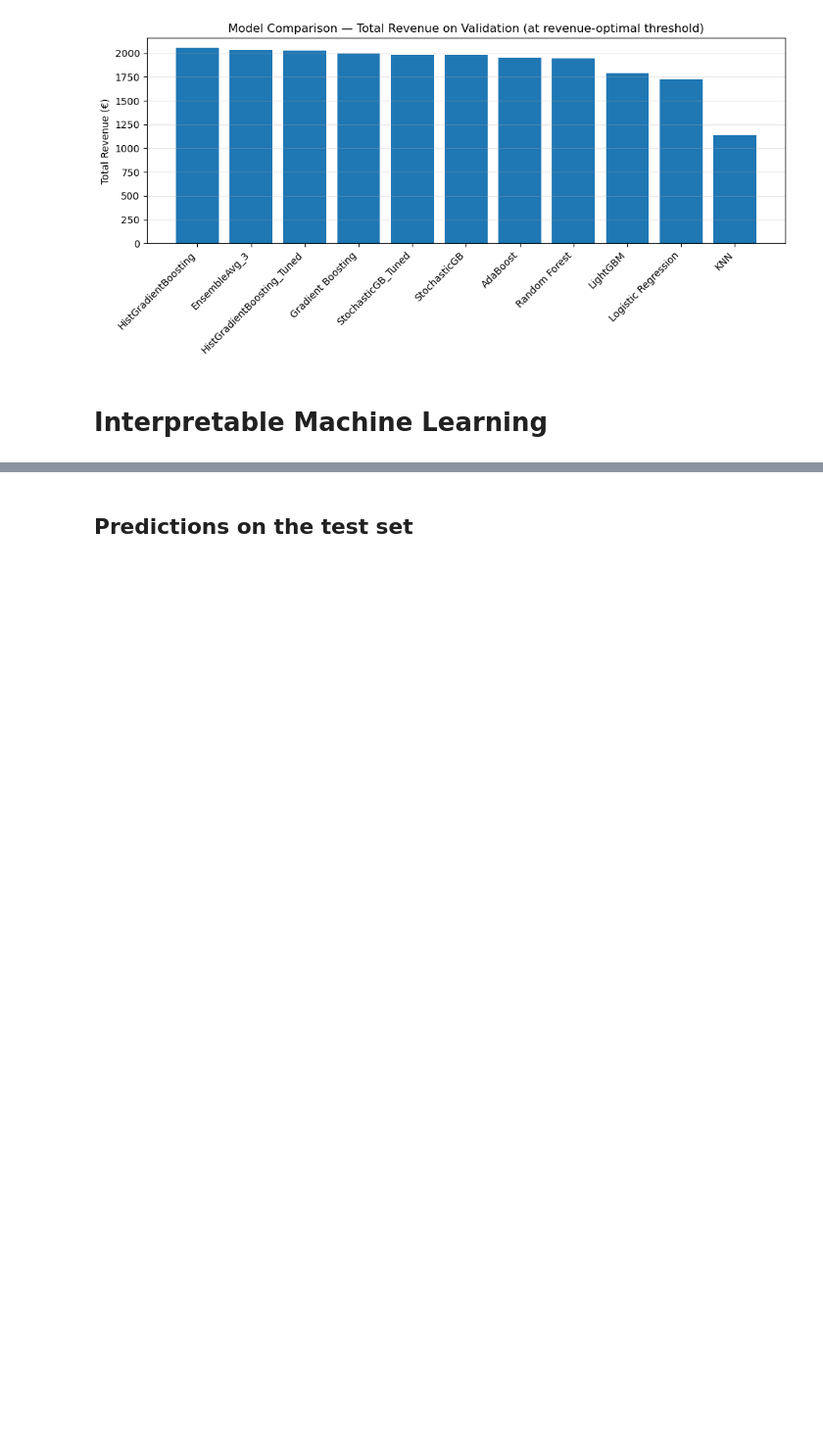
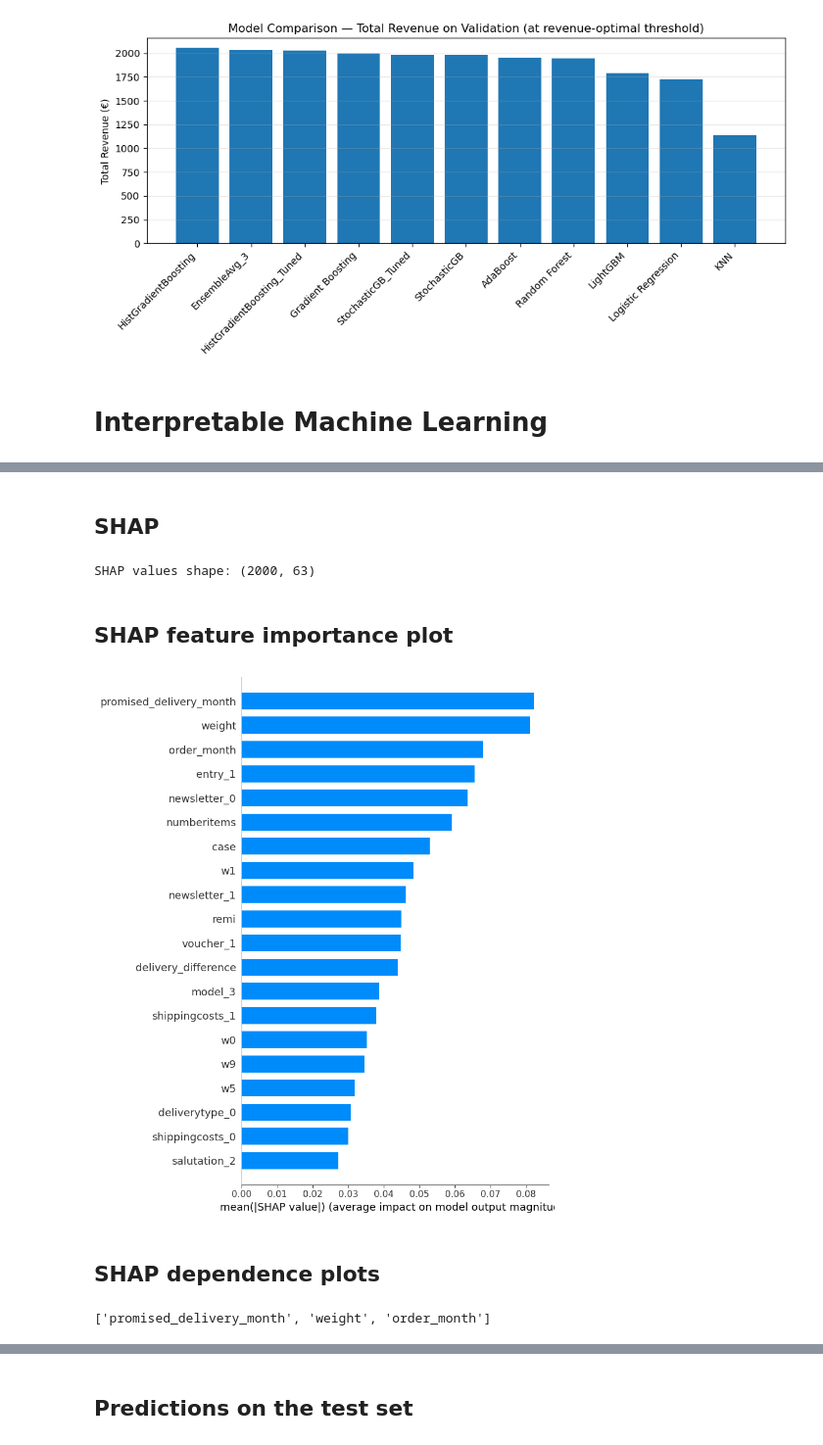
Before and after one commit to ungeralexan/ml_assignment, a Jupyter notebook: stand_safe_06_01/project.ipynb, the cells around one changed output, grey strips where cells are left out. Shown at 98% size. Saved outputs shown, nothing was run; the diff lists cells and outputs as text; code cells hidden in the pictures; blank space fills up the shorter version.

```diff
--- a/stand_safe_06_01/project.ipynb
+++ b/stand_safe_06_01/project.ipynb
@@ -2176,0 +2086,32 @@ Example SEND: p(reorder)= 0.152 < t=0.19 -> send voucher
+# %% [markdown]
+## SHAP
+# %%
+import shap
+import numpy as np
+
+# TreeExplainer is fast and reliable for sklearn tree ensembles
+explainer = shap.TreeExplainer(model_explain, data=X_bg, feature_perturbation="interventional")
+
+# shap_values for binary classification sometimes returns list; we want class 1 = reorder
+sv = explainer.shap_values(X_exp)
+if isinstance(sv, list):
+    sv = sv[1]  # class 1
+sv = np.array(sv)
+
+print("SHAP values shape:", sv.shape)
+# %% [output]
+SHAP values shape: (2000, 63)
+# %% [markdown]
+## SHAP feature importance plot
+# %%
+shap.summary_plot(sv, X_exp, plot_type="bar", show=True)
+# %% [output]
+[figure, added]
+# %% [markdown]
+## SHAP dependence plots
+# %%
+mean_abs = np.abs(sv).mean(axis=0)
+top_features = X_exp.columns[np.argsort(mean_abs)[::-1][:3]].tolist()
+top_features
+# %% [output]
+['promised_delivery_month', 'weight', 'order_month']
```
Also changed, not shown: parts of 24 cells of this notebook.
